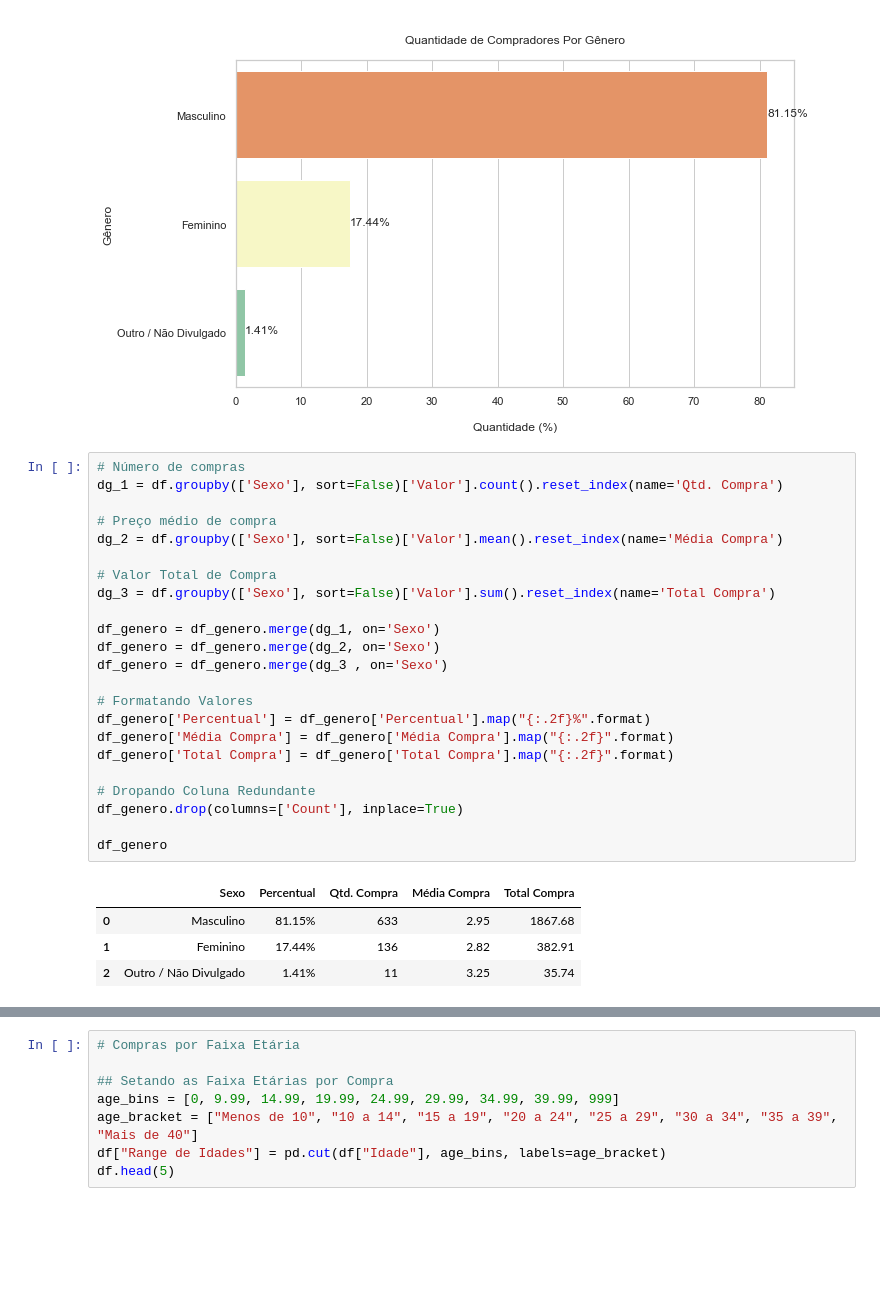
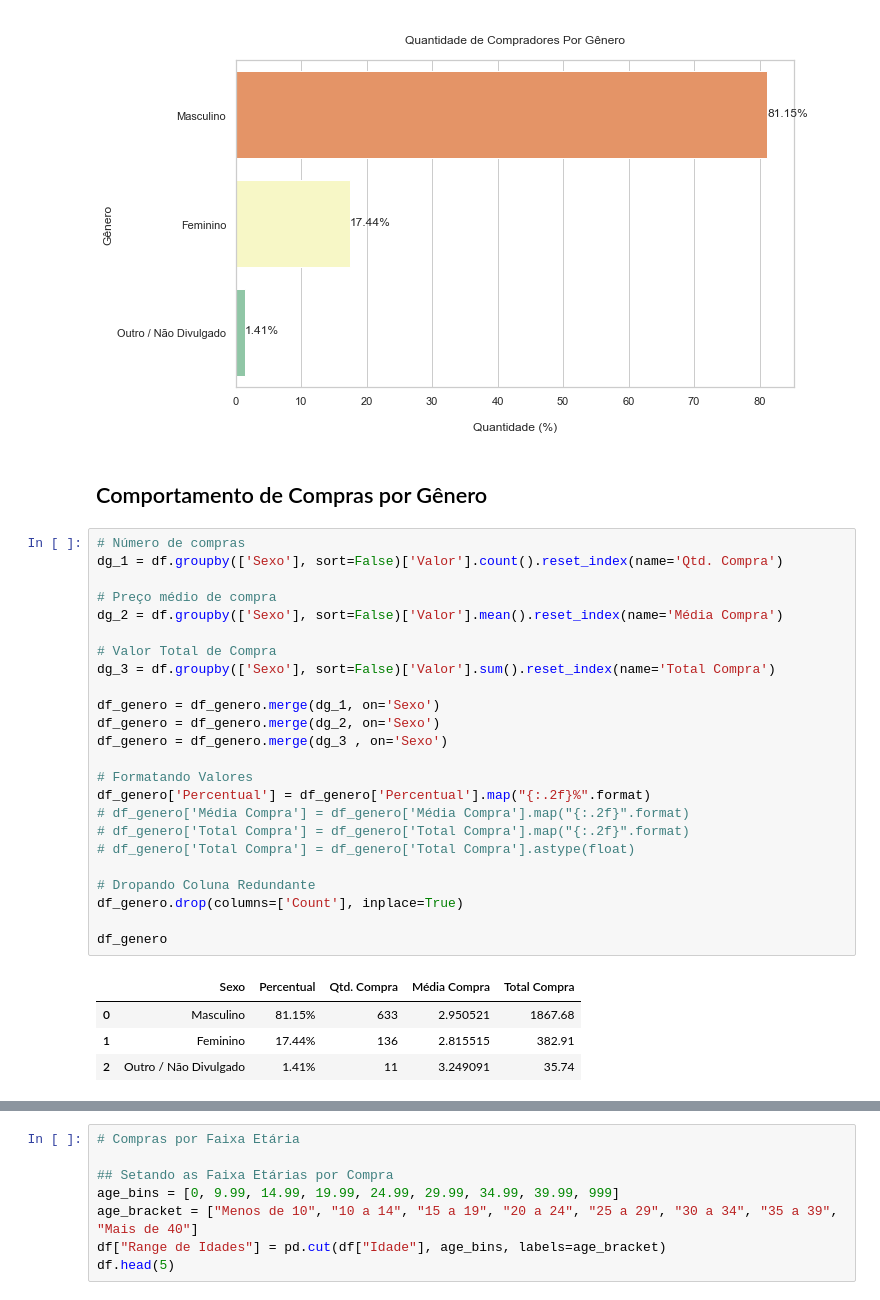
Before and after one commit to felipetac/compras-data-analytics-python, a Jupyter notebook: compras-data-analytics.ipynb, the cells around one changed output, grey strips where cells are left out. Drawn from its saved outputs; the diff is of its cells as text; blank space fills up the shorter version.

```diff
--- a/compras-data-analytics.ipynb
+++ b/compras-data-analytics.ipynb
@@ -139,31 +141,34 @@ for i in range(len(df_genero.index)):
 plt.show()
 # %% [output]
 [figure]
+# %% [markdown]
+## Comportamento de Compras por Gênero
 # %%
 # Número de compras
 dg_1 = df.groupby(['Sexo'], sort=False)['Valor'].count().reset_index(name='Qtd. Compra')
 
 # Preço médio de compra
 dg_2 = df.groupby(['Sexo'], sort=False)['Valor'].mean().reset_index(name='Média Compra')
 
 # Valor Total de Compra
 dg_3 = df.groupby(['Sexo'], sort=False)['Valor'].sum().reset_index(name='Total Compra')
 
 df_genero = df_genero.merge(dg_1, on='Sexo')
 df_genero = df_genero.merge(dg_2, on='Sexo')
 df_genero = df_genero.merge(dg_3 , on='Sexo')
 
 # Formatando Valores
 df_genero['Percentual'] = df_genero['Percentual'].map("{:.2f}%".format)
-df_genero['Média Compra'] = df_genero['Média Compra'].map("{:.2f}".format)
-df_genero['Total Compra'] = df_genero['Total Compra'].map("{:.2f}".format)
+# df_genero['Média Compra'] = df_genero['Média Compra'].map("{:.2f}".format)
+# df_genero['Total Compra'] = df_genero['Total Compra'].map("{:.2f}".format)
+# df_genero['Total Compra'] = df_genero['Total Compra'].astype(float)
 
 # Dropando Coluna Redundante
 df_genero.drop(columns=['Count'], inplace=True)
 
 df_genero
 # %% [output]
 |  | Sexo | Percentual | Qtd. Compra | Média Compra | Total Compra |
-| 0 | Masculino | 81.15% | 633 | 2.95 | 1867.68 |
-| 1 | Feminino | 17.44% | 136 | 2.82 | 382.91 |
-| 2 | Outro / Não Divulgado | 1.41% | 11 | 3.25 | 35.74 |
+| 0 | Masculino | 81.15% | 633 | 2.950521 | 1867.68 |
+| 1 | Feminino | 17.44% | 136 | 2.815515 | 382.91 |
+| 2 | Outro / Não Divulgado | 1.41% | 11 | 3.249091 | 35.74 |
```
Also changed, not shown: parts of 12 cells of this notebook.
